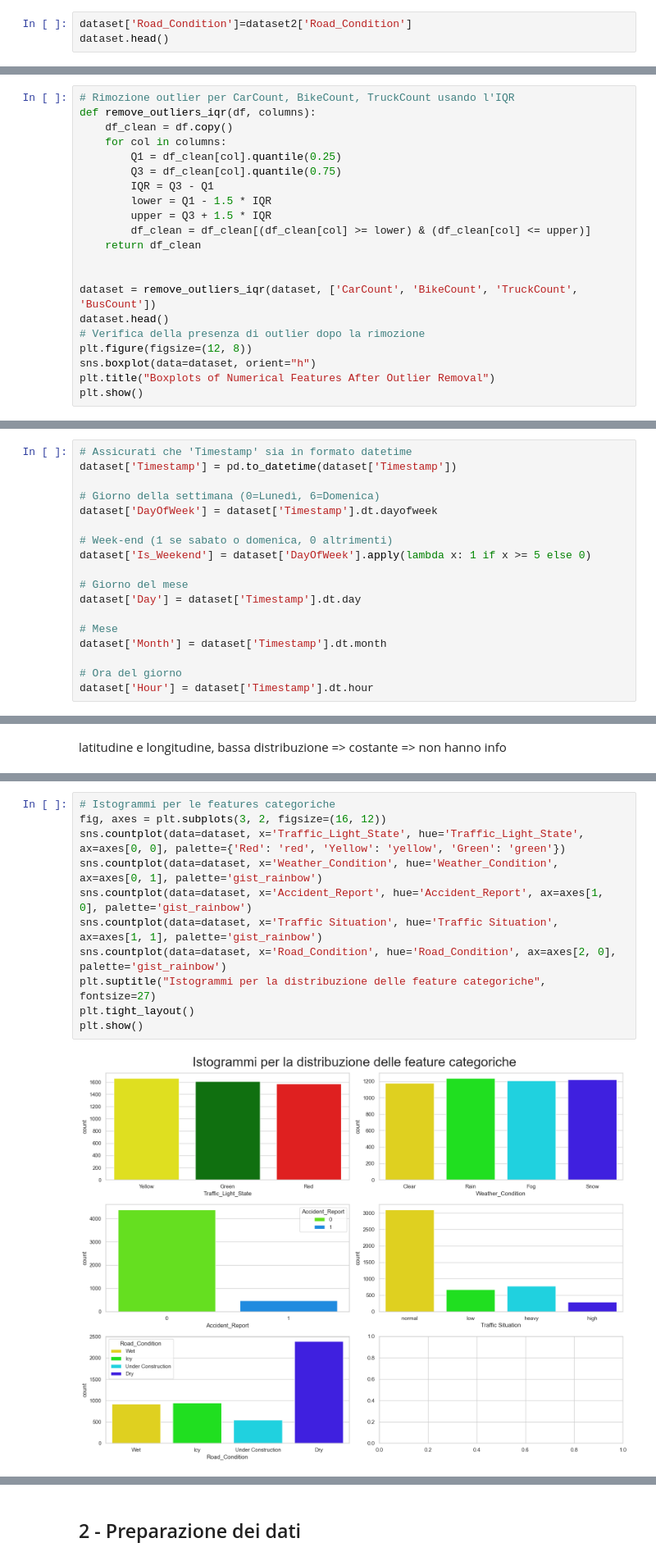
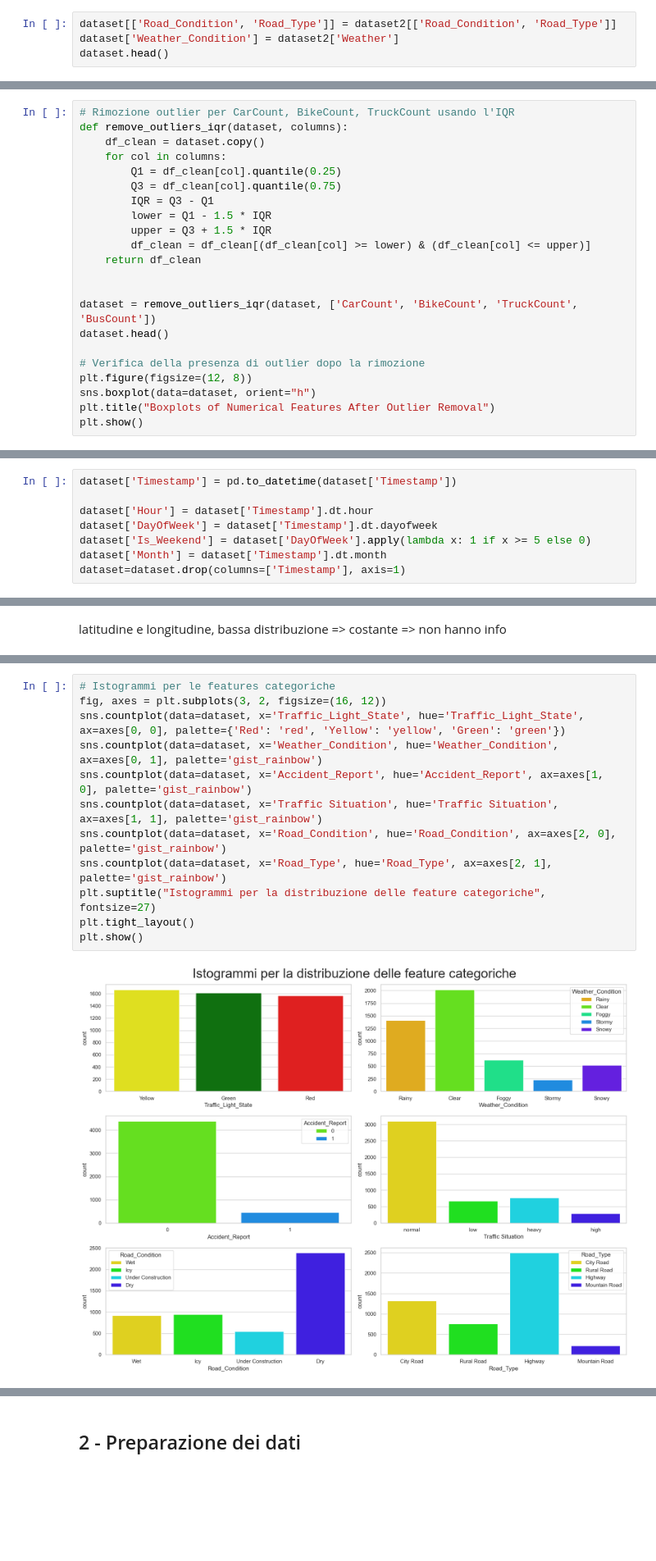
Before and after one commit to minicla03/SmartMobilityAnalysis, a Jupyter notebook: SmartMobilityDAA2.ipynb, the cells around one changed output, grey strips where cells are left out. Shown at 82% size. Saved outputs shown, nothing was run; the diff lists cells and outputs as text; blank space fills up the shorter version.

```diff
--- a/SmartMobilityDAA2.ipynb
+++ b/SmartMobilityDAA2.ipynb
@@ -22,7 +22,8 @@ dataset.head()
 | 3 | 2024-03-01 00:15:00 | 40.725849 | -73.980134 | 37 | 5.730536 | 37.695567 | ... |
 | 4 | 2024-03-01 00:20:00 | 40.813265 | -73.961631 | 64 | 61.348034 | 22.313358 | ... |
 # %%
-dataset['Road_Condition']=dataset2['Road_Condition']
+dataset[['Road_Condition', 'Road_Type']] = dataset2[['Road_Condition', 'Road_Type']]
+dataset['Weather_Condition'] = dataset2['Weather']
 dataset.head()
 # %% [output]
 |  | Timestamp | Latitude | Longitude | Vehicle_Count | Traffic_Speed_kmh | Road_Occupancy_% | ... |
@@ -130,8 +129,8 @@ plt.show()
 [figure]
 # %%
 # Rimozione outlier per CarCount, BikeCount, TruckCount usando l'IQR
-def remove_outliers_iqr(df, columns):
-    df_clean = df.copy()
+def remove_outliers_iqr(dataset, columns):
+    df_clean = dataset.copy()
     for col in columns:
         Q1 = df_clean[col].quantile(0.25)
         Q3 = df_clean[col].quantile(0.75)
@@ -144,6 +143,7 @@ def remove_outliers_iqr(df, columns):
 
 dataset = remove_outliers_iqr(dataset, ['CarCount', 'BikeCount', 'TruckCount', 'BusCount'])
 dataset.head()
+
 # Verifica della presenza di outlier dopo la rimozione
 plt.figure(figsize=(12, 8))
 sns.boxplot(data=dataset, orient="h")
@@ -159,19 +154,9 @@ plt.show()
 # %%
-# Assicurati che 'Timestamp' sia in formato datetime
 dataset['Timestamp'] = pd.to_datetime(dataset['Timestamp'])
 
-# Giorno della settimana (0=Lunedì, 6=Domenica)
+dataset['Hour'] = dataset['Timestamp'].dt.hour
 dataset['DayOfWeek'] = dataset['Timestamp'].dt.dayofweek
-
-# Week-end (1 se sabato o domenica, 0 altrimenti)
 dataset['Is_Weekend'] = dataset['DayOfWeek'].apply(lambda x: 1 if x >= 5 else 0)
-
-# Giorno del mese
-dataset['Day'] = dataset['Timestamp'].dt.day
-
-# Mese
 dataset['Month'] = dataset['Timestamp'].dt.month
-
-# Ora del giorno
-dataset['Hour'] = dataset['Timestamp'].dt.hour
+dataset=dataset.drop(columns=['Timestamp'], axis=1)
 # %%
@@ -264,13 +246,14 @@ dataset.head()
 # %%
 # Istogrammi per le features categoriche
 fig, axes = plt.subplots(3, 2, figsize=(16, 12))
 sns.countplot(data=dataset, x='Traffic_Light_State', hue='Traffic_Light_State', ax=axes[0, 0], palette={'Red': 'red', 'Yellow': 'yellow', 'Green': 'green'})
 sns.countplot(data=dataset, x='Weather_Condition', hue='Weather_Condition', ax=axes[0, 1], palette='gist_rainbow')
 sns.countplot(data=dataset, x='Accident_Report', hue='Accident_Report', ax=axes[1, 0], palette='gist_rainbow')
 sns.countplot(data=dataset, x='Traffic Situation', hue='Traffic Situation', ax=axes[1, 1], palette='gist_rainbow')
 sns.countplot(data=dataset, x='Road_Condition', hue='Road_Condition', ax=axes[2, 0], palette='gist_rainbow')
+sns.countplot(data=dataset, x='Road_Type', hue='Road_Type', ax=axes[2, 1], palette='gist_rainbow')
 plt.suptitle("Istogrammi per la distribuzione delle feature categoriche", fontsize=27)
 plt.tight_layout()
 plt.show()
 # %% [output]
-[figure, old version]
+[figure, new version]
```
Also changed, not shown: parts of 59 cells of this notebook, 8 other files.
